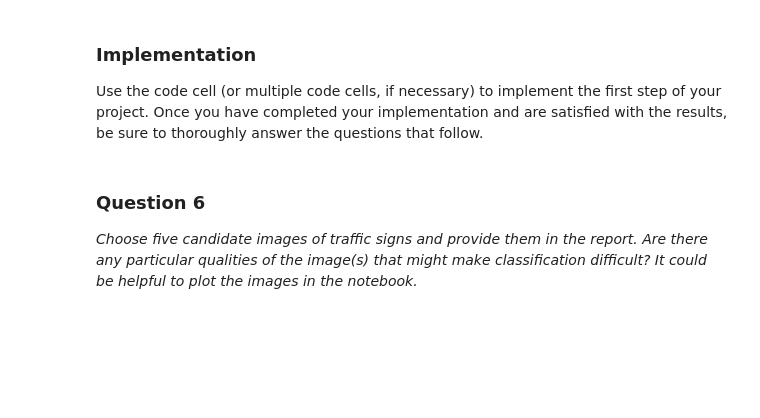
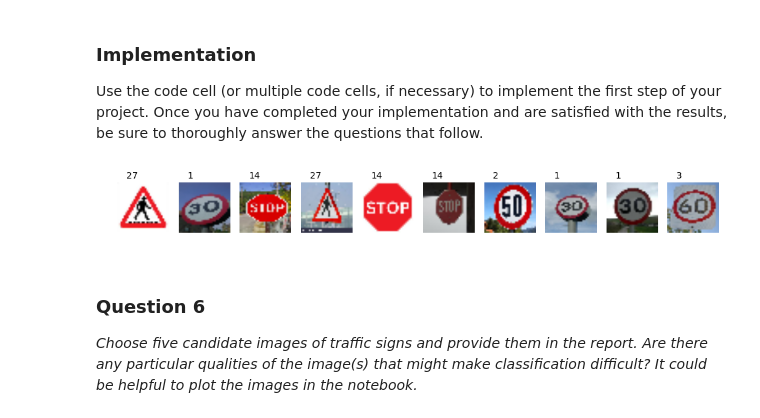
Before and after one commit to vfcosta/CarND-Traffic-Signs, a Jupyter notebook: Traffic_Signs_Recognition.ipynb, the cells around one changed output. Saved outputs shown, nothing was run; the diff lists cells and outputs as text; code cells hidden in the pictures; blank space fills up the shorter version.

Commit message:
Load new images

```diff
--- a/Traffic_Signs_Recognition.ipynb
+++ b/Traffic_Signs_Recognition.ipynb
@@ -493,3 +490,22 @@ Use the code cell (or multiple code cells, if necessary) to implement the first
+# %%
+### Load the images and plot them here.
+### Feel free to use as many code cells as needed.
+import matplotlib.image as mpimg
+import os
+
+new_images = os.listdir("images/")
+fig, axs = plt.subplots(1, len(new_images))
+fig.set_size_inches(12, 4)
+
+for i,new_image in enumerate(new_images):
+    label = int(new_image.split('-')[0])
+    image = mpimg.imread("images/"+new_image)
+    resized_image = cv2.resize(image, (32, 32))
+    axs[i].axis('off')
+    axs[i].text(5,-3, label)
+    axs[i].imshow(resized_image)
+# %% [output]
+[figure, added]
 # %% [markdown]
 ### Question 6
 
```
Also changed, not shown: parts of 1 cell of this notebook, 10 other files.
